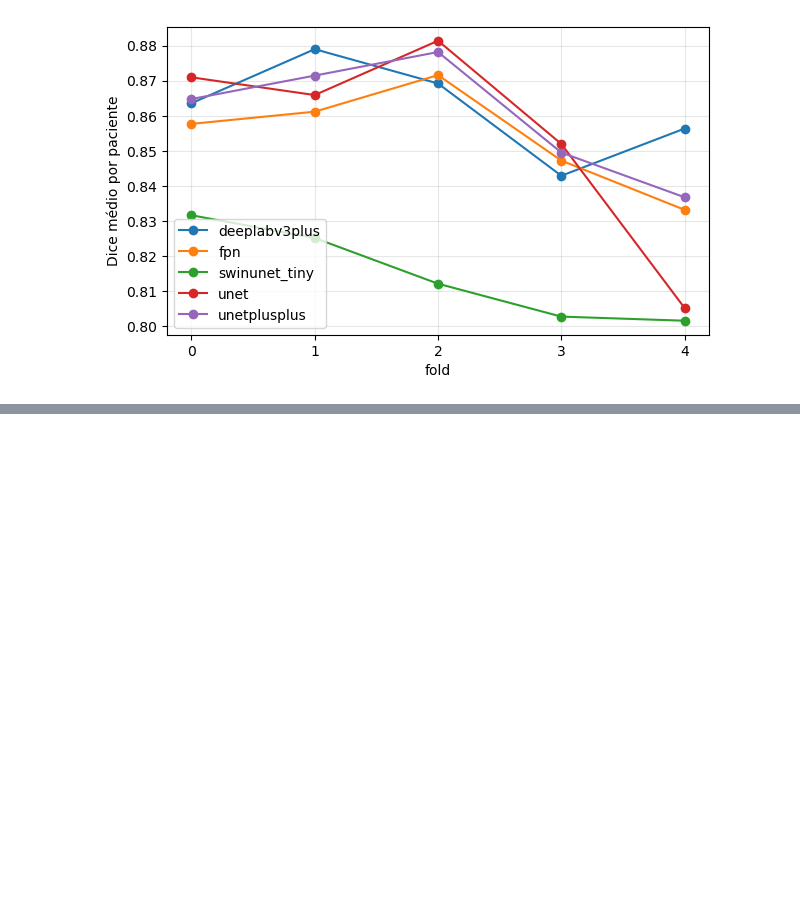
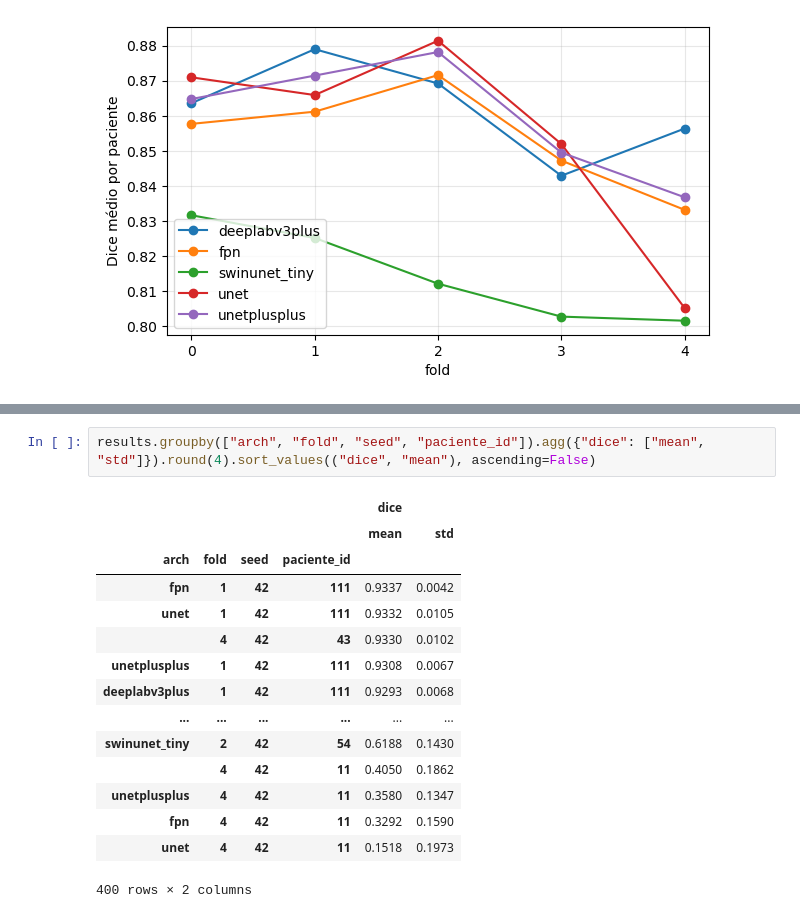
Before and after one commit to caioseda/vfss-seg-benchmark, a Jupyter notebook: notebooks/artigo/e1_arquiteturas/e1_02_cv.ipynb, the cells around one changed output, grey strips where cells are left out. Cells and saved outputs as stored; diff of their text form; blank space fills up the shorter version.

```diff
--- a/notebooks/artigo/e1_arquiteturas/e1_02_cv.ipynb
+++ b/notebooks/artigo/e1_arquiteturas/e1_02_cv.ipynb
@@ -252,0 +277,18 @@ ModuleNotFoundError: No module named 'src'
+# %%
+results.groupby(["arch", "fold", "seed", "paciente_id"]).agg({"dice": ["mean", "std"]}).round(4).sort_values(("dice", "mean"), ascending=False)
+# %% [output]
+|  |  |  |  | dice |  |
+|  |  |  |  | mean | std |
+| arch | fold | seed | paciente_id |  |  |
+| fpn | 1 | 42 | 111 | 0.9337 | 0.0042 |
+| unet | 1 | 42 | 111 | 0.9332 | 0.0105 |
+|  | 4 | 42 | 43 | 0.9330 | 0.0102 |
+| unetplusplus | 1 | 42 | 111 | 0.9308 | 0.0067 |
+| deeplabv3plus | 1 | 42 | 111 | 0.9293 | 0.0068 |
+| ... | ... | ... | ... | ... | ... |
+| swinunet_tiny | 2 | 42 | 54 | 0.6188 | 0.1430 |
+|  | 4 | 42 | 11 | 0.4050 | 0.1862 |
+| unetplusplus | 4 | 42 | 11 | 0.3580 | 0.1347 |
+| fpn | 4 | 42 | 11 | 0.3292 | 0.1590 |
+| unet | 4 | 42 | 11 | 0.1518 | 0.1973 |
+400 rows × 2 columns
```
Also changed, not shown: parts of 5 cells of this notebook, 1 other file.
